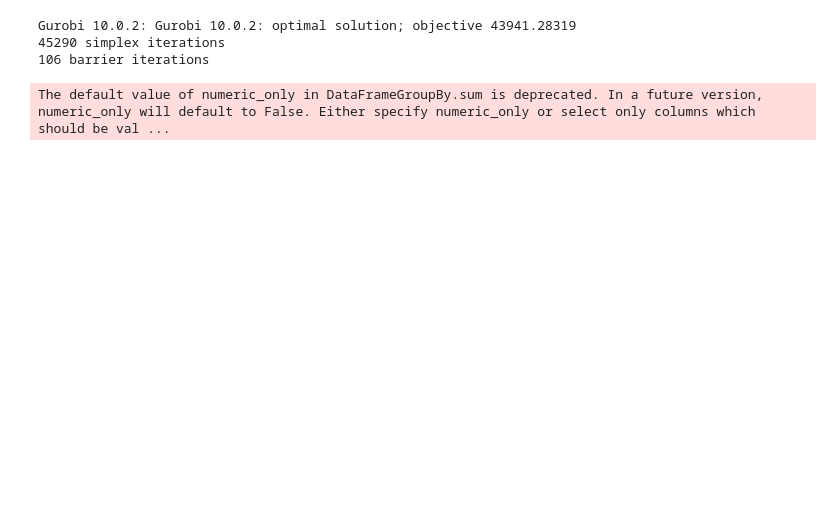
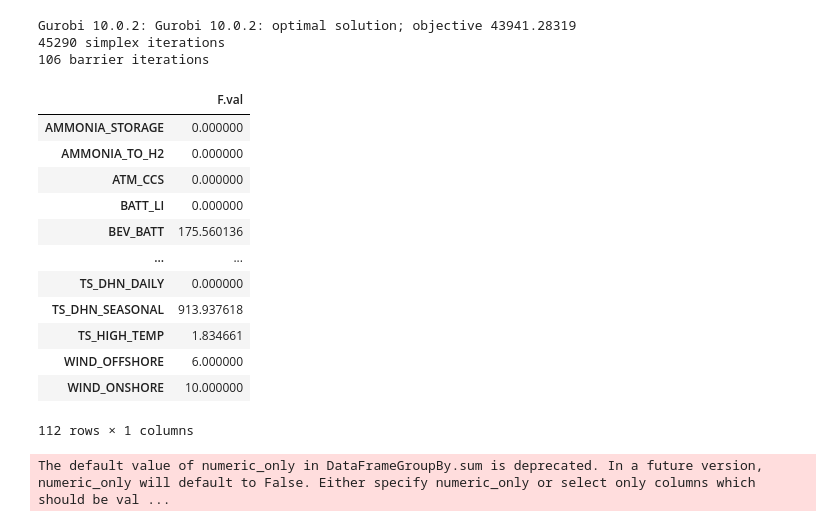
Before and after one commit to ArthurChuat/EnergyScopePy_dev, a Jupyter notebook: DevelopmentSankey.ipynb, the cells around one changed output. Cells and saved outputs as stored; diff of their text form; code cells hidden in the pictures; blank space fills up the shorter version.

```diff
--- a/DevelopmentSankey.ipynb
+++ b/DevelopmentSankey.ipynb
@@ -30,6 +40,22 @@ ampl.solve()
 Gurobi 10.0.2: Gurobi 10.0.2: optimal solution; objective 43941.28319
 45290 simplex iterations
 106 barrier iterations
+# %%
+ampl.get_variable('F').get_values().to_pandas()
+# %% [output]
+|  | F.val |
+| AMMONIA_STORAGE | 0.000000 |
+| AMMONIA_TO_H2 | 0.000000 |
+| ATM_CCS | 0.000000 |
+| BATT_LI | 0.000000 |
+| BEV_BATT | 175.560136 |
+| ... | ... |
+| TS_DHN_DAILY | 0.000000 |
+| TS_DHN_SEASONAL | 913.937618 |
+| TS_HIGH_TEMP | 1.834661 |
+| WIND_OFFSHORE | 6.000000 |
+| WIND_ONSHORE | 10.000000 |
+112 rows × 1 columns
 # %%
 # TODO Color coding
 # TODO Storage technologies
```
Also changed, not shown: parts of 2 cells of this notebook, 12 other files.
